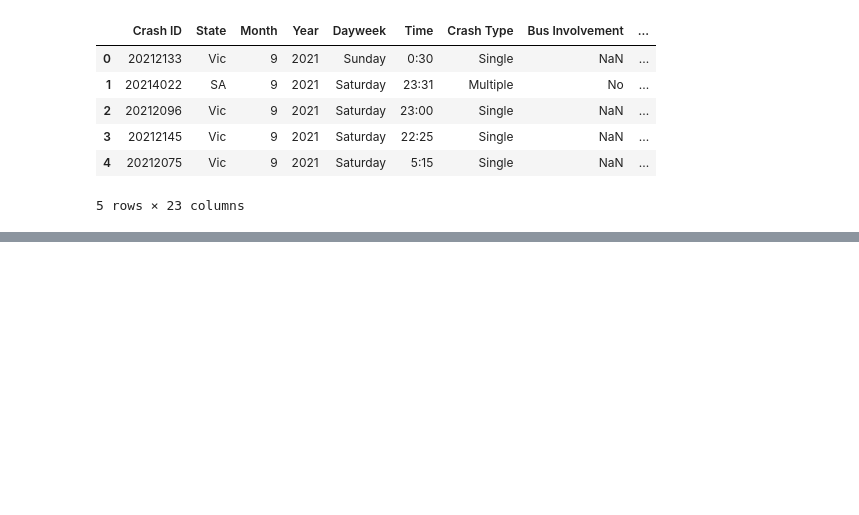
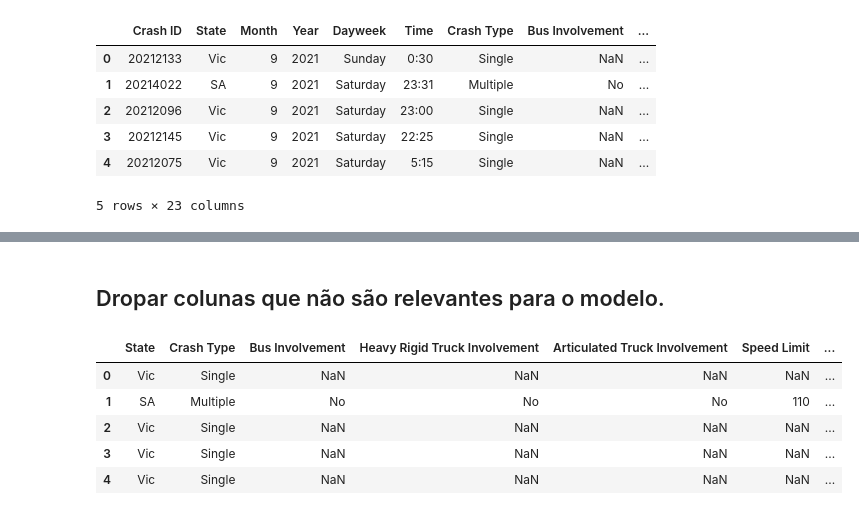
Before and after one commit to vinniscript/A3-IA-UAM-5SEM, a Jupyter notebook: AustralianCarAccident.ipynb, the cells around one changed output, grey strips where cells are left out. Cells and saved outputs as stored; diff of their text form; code cells hidden in the pictures; blank space fills up the shorter version.

```diff
--- a/AustralianCarAccident.ipynb
+++ b/AustralianCarAccident.ipynb
@@ -14,4 +17,4 @@ import numpy as np # -> Aritmética
 import matplotlib.pyplot as plt # -> Visualização
 import seaborn as sns # -> Visualização
 # %%
-df = pd.read_csv(path + "/Crash_Data.csv") # -> Lê o arquivo CSV
+df = pd.read_csv(path + "/Crash_Data.csv", low_memory=False) # -> Lê o arquivo CSV
@@ -27,0 +65,16 @@ df.head()
+# %% [markdown]
+## Dropar colunas que não são relevantes para o modelo.
+# %%
+df.drop(columns=[
+    'Crash ID', 'Month', 'Year', 'Dayweek', 'Time', 'Age',
+    'SA4 Name 2016', 'National LGA Name 2017', 'National Road Type',
+], inplace=True)
+
+df.head() # -> Verificamos se as colunas foram realmente removidas
+# %% [output]
+|  | State | Crash Type | Bus Involvement | Heavy Rigid Truck Involvement | Articulated Truck Involvement | Speed Limit | ... |
+| 0 | Vic | Single | NaN | NaN | NaN | NaN | ... |
+| 1 | SA | Multiple | No | No | No | 110 | ... |
+| 2 | Vic | Single | NaN | NaN | NaN | NaN | ... |
+| 3 | Vic | Single | NaN | NaN | NaN | NaN | ... |
+| 4 | Vic | Single | NaN | NaN | NaN | NaN | ... |
```
Also changed, not shown: parts of 33 cells of this notebook.
